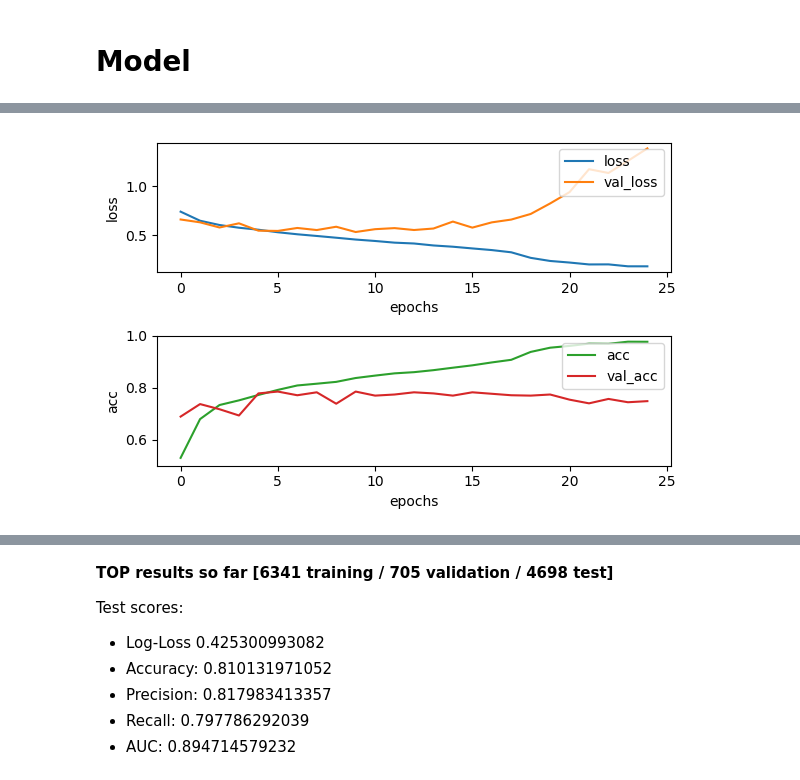
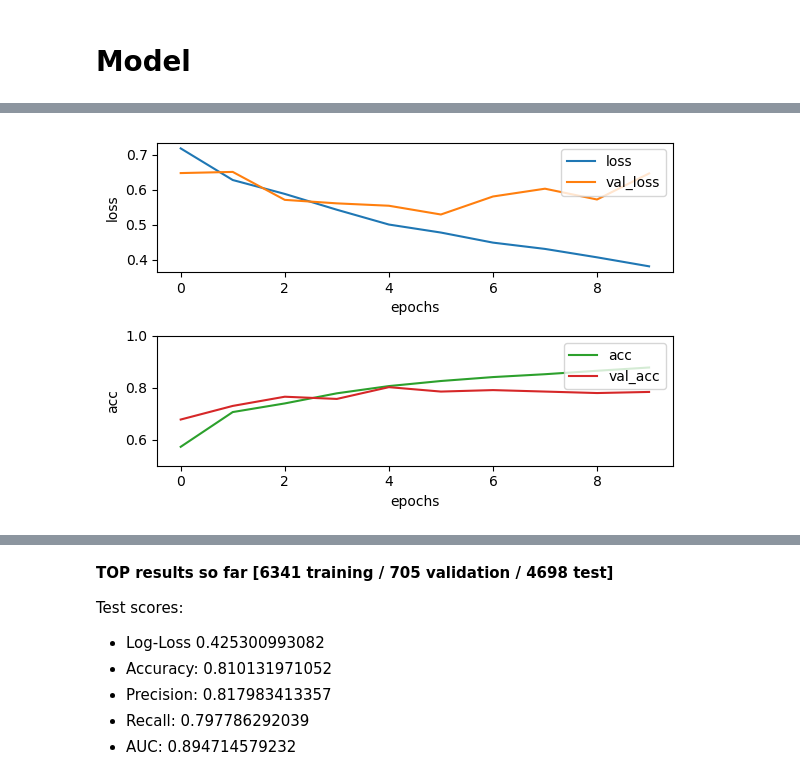
Before and after one commit to samuelefiorini/tangle, a Jupyter notebook: notebooks/models/model_development.ipynb, the cells around one changed output, grey strips where cells are left out. Drawn from its saved outputs; the diff is of its cells as text; code cells hidden in the pictures.

```diff
--- a/notebooks/models/model_development.ipynb
+++ b/notebooks/models/model_development.ipynb
@@ -30,12 +29,12 @@ Using TensorFlow backend.
 labelsfile = '../../tmp/1_METONLY_vs_METX/matched_CEM_table.csv'
 datafile = '../../tmp/item_days_raw_data_.pkl'
 dataset = utils.load_data_labels(datafile, labelsfile)
-padded_mbs_seq, padded_timestamp_seq, _ = utils.tokenize(dataset)
+padded_mbs_seq, padded_timespan_seq, _ = utils.tokenize(dataset)
 maxlen = padded_mbs_seq.shape[1]
 
 # Split in training, validation, test sets
 tr_set, v_set, ts_set = utils.train_validation_test_split(
-    [padded_mbs_seq, padded_timestamp_seq], dataset['Class'],
+    [padded_mbs_seq, padded_timespan_seq], dataset['Class'],
     test_size=0.4, validation_size=0.1,
     verbose=False)
 # %%
@@ -127,10 +126,10 @@ from keras.callbacks import EarlyStopping, ReduceLROnPlateau
 callbacks = [ReduceLROnPlateau(monitor='val_loss', factor=0.5, patience=7, min_lr=1e-6, verbose=1),
              EarlyStopping(monitor='val_loss', patience=15)]
 
-h = model.fit(tr_set[0], tr_set[1],
-              epochs=1,
-              callbacks=callbacks,
-              batch_size=128,
-              validation_data=(v_set))
+history = model.fit(tr_set[0], tr_set[1],
+                    epochs=10,
+                    callbacks=callbacks,
+                    batch_size=128,
+                    validation_data=(v_set))
 # %% [output]
 Train on 6341 samples, validate on 705 samples
@@ -154,26 +152,25 @@ Epoch 1/1
 # %%
-history = h
 plt.figure(dpi=100)
 t = history.epoch
 
 plt.subplot(211)
 plt.plot(t, history.history['loss'], label='loss', color='C0')
 plt.plot(t, history.history['val_loss'], label='val_loss', color='C1')
 plt.xlabel('epochs')
 plt.ylabel('loss')
 plt.legend(loc=1)
 
 plt.subplot(212)
 plt.plot(t, history.history['acc'], label='acc', color='C2')
 plt.plot(t, history.history['val_acc'], label='val_acc', color='C3')
 plt.ylim([0.5, 1])
 plt.ylabel('acc')
 plt.xlabel('epochs')
 plt.legend(loc=1)
 
 plt.tight_layout()
 # %% [output]
-[figure, old version]
+[figure, new version]
 # %%
 y_pred = model.predict(ts_set[0]).ravel()
 # %%
```
Also changed, not shown: parts of 21 cells of this notebook, 1 other file.
